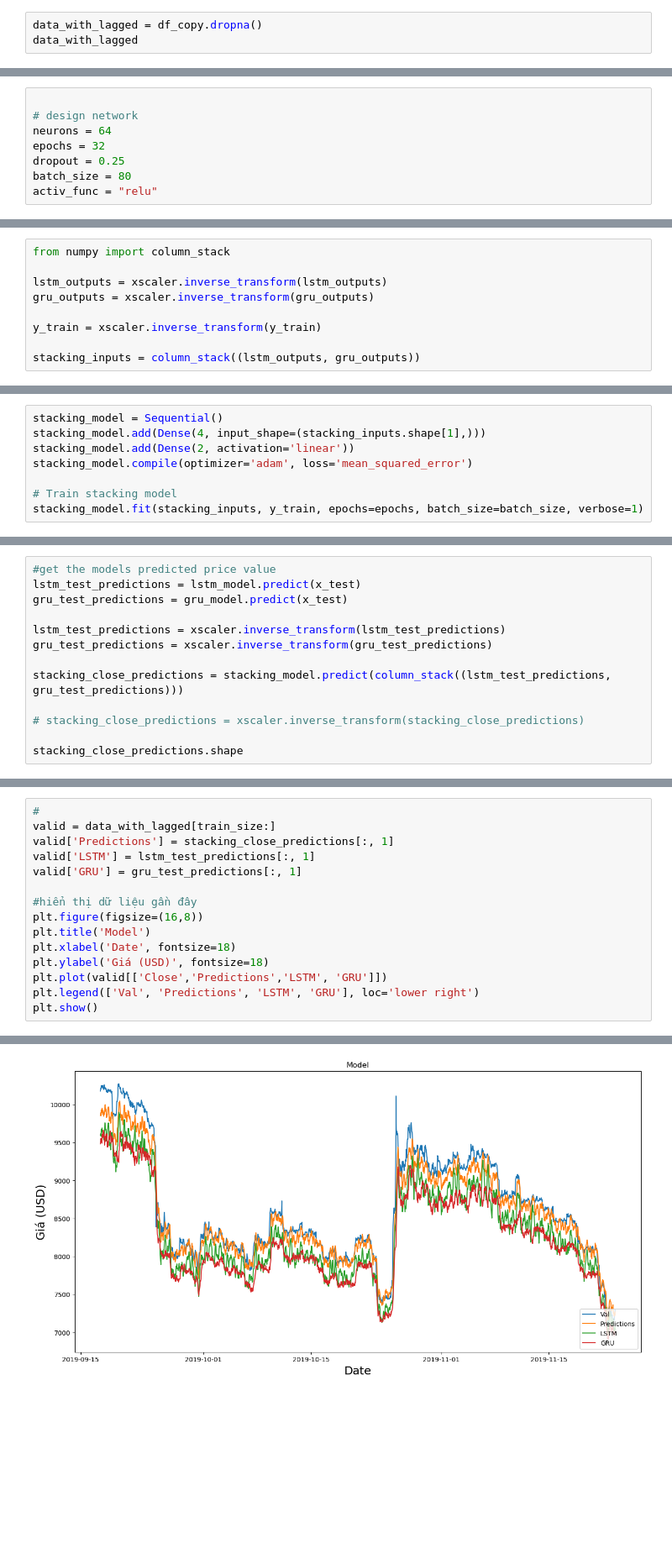
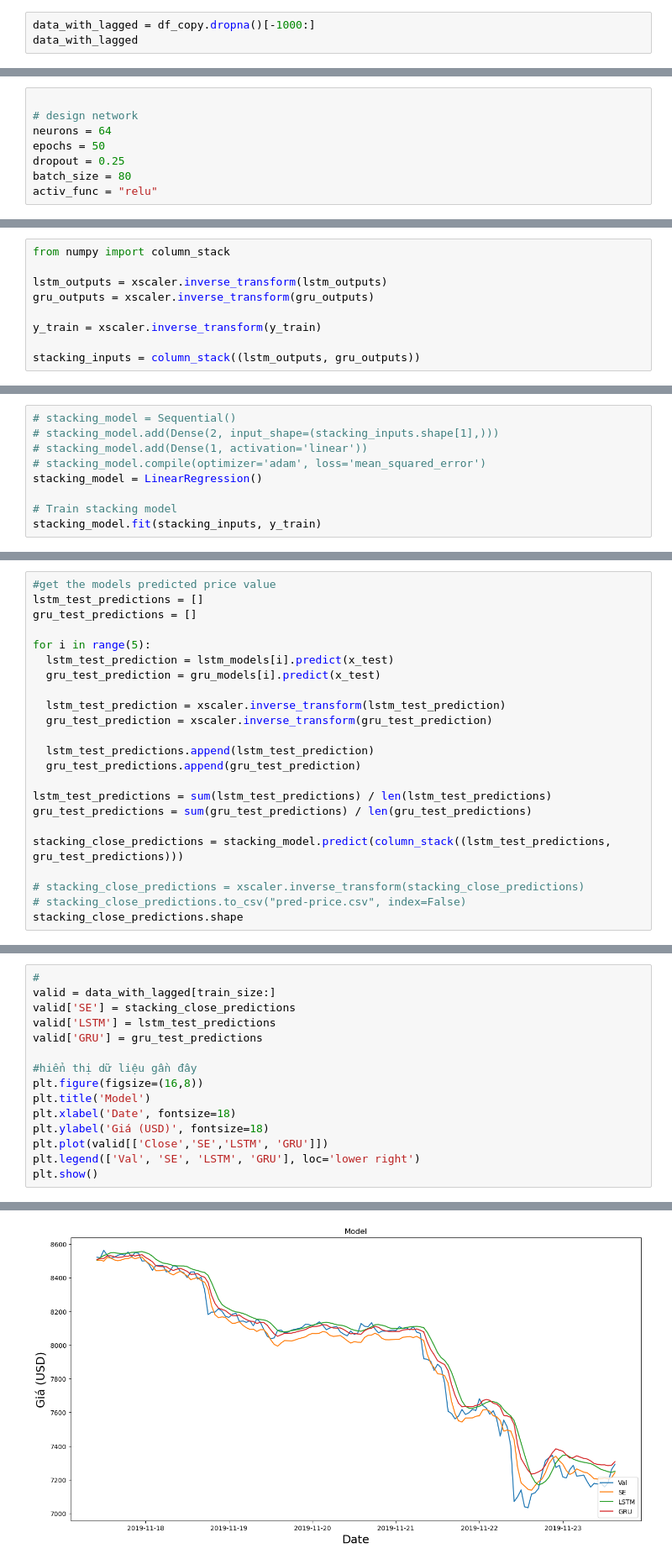
Before and after one commit to dothuc3201/price_prediction, a Jupyter notebook: models/se/se-test-hours-price.ipynb, the cells around one changed output, grey strips where cells are left out. Shown at 84% size. Saved outputs shown, nothing was run; the diff lists cells and outputs as text; blank space fills up the shorter version.

```diff
--- a/models/se/se-test-hours-price.ipynb
+++ b/models/se/se-test-hours-price.ipynb
@@ -162,6 +152,6 @@ total_features = n_lag*n_features
 if(total_features == 0):
     total_features = n_features
 # %%
-data_with_lagged = df_copy.dropna()
+data_with_lagged = df_copy.dropna()[-1000:]
 data_with_lagged
 # %% [output]
@@ -233,7 +223,7 @@ print(X_train.shape, y_train.shape)
 
 # design network
 neurons = 64
-epochs = 32
+epochs = 50
 dropout = 0.25
 batch_size = 80
 activ_func = "relu"
@@ -330,9 +342,10 @@ array([[5.2224147e-01, 7.2079053e+03, 5.4091805e-01, 7.1805942e+03],
 # %%
-stacking_model = Sequential()
-stacking_model.add(Dense(4, input_shape=(stacking_inputs.shape[1],)))
-stacking_model.add(Dense(2, activation='linear'))
-stacking_model.compile(optimizer='adam', loss='mean_squared_error')
+# stacking_model = Sequential()
+# stacking_model.add(Dense(2, input_shape=(stacking_inputs.shape[1],)))
+# stacking_model.add(Dense(1, activation='linear'))
+# stacking_model.compile(optimizer='adam', loss='mean_squared_error')
+stacking_model = LinearRegression()
 
 # Train stacking model
-stacking_model.fit(stacking_inputs, y_train, epochs=epochs, batch_size=batch_size, verbose=1)
+stacking_model.fit(stacking_inputs, y_train)
 # %% [output]
@@ -370,14 +368,24 @@ print(x_test.shape, y_test.shape)
 # %%
 #get the models predicted price value
-lstm_test_predictions = lstm_model.predict(x_test)
-gru_test_predictions = gru_model.predict(x_test)
+lstm_test_predictions = []
+gru_test_predictions = []
 
-lstm_test_predictions = xscaler.inverse_transform(lstm_test_predictions)
-gru_test_predictions = xscaler.inverse_transform(gru_test_predictions)
+for i in range(5):
+  lstm_test_prediction = lstm_models[i].predict(x_test)
+  gru_test_prediction = gru_models[i].predict(x_test)
+
+  lstm_test_prediction = xscaler.inverse_transform(lstm_test_prediction)
+  gru_test_prediction = xscaler.inverse_transform(gru_test_prediction)
+
+  lstm_test_predictions.append(lstm_test_prediction)
+  gru_test_predictions.append(gru_test_prediction)
+
+lstm_test_predictions = sum(lstm_test_predictions) / len(lstm_test_predictions)
+gru_test_predictions = sum(gru_test_predictions) / len(gru_test_predictions)
 
 stacking_close_predictions = stacking_model.predict(column_stack((lstm_test_predictions, gru_test_predictions)))
 
 # stacking_close_predictions = xscaler.inverse_transform(stacking_close_predictions)
-
+# stacking_close_predictions.to_csv("pred-price.csv", index=False)
 stacking_close_predictions.shape
 # %% [output]
@@ -397,17 +428,17 @@ print(mse["Close"], mae["Close"], mape["Close"], smape["Close"])
 # %%
 #
 valid = data_with_lagged[train_size:]
-valid['Predictions'] = stacking_close_predictions[:, 1]
-valid['LSTM'] = lstm_test_predictions[:, 1]
-valid['GRU'] = gru_test_predictions[:, 1]
+valid['SE'] = stacking_close_predictions
+valid['LSTM'] = lstm_test_predictions
+valid['GRU'] = gru_test_predictions
 
 #hiển thị dữ liệu gần đây
 plt.figure(figsize=(16,8))
 plt.title('Model')
 plt.xlabel('Date', fontsize=18)
 plt.ylabel('Giá (USD)', fontsize=18)
-plt.plot(valid[['Close','Predictions','LSTM', 'GRU']])
-plt.legend(['Val', 'Predictions', 'LSTM', 'GRU'], loc='lower right')
+plt.plot(valid[['Close','SE','LSTM', 'GRU']])
+plt.legend(['Val', 'SE', 'LSTM', 'GRU'], loc='lower right')
 plt.show()
 # %% [output]
 A value is trying to be set on a copy of a slice from a DataFrame.
@@ -428,4 +459,4 @@ See the caveats in the documentation: https://pandas.pydata.org/pandas-docs/stab
-[figure, old version]
+[figure, new version]
 # %%
 #create file if it does not exist
 data = {
```
Also changed, not shown: parts of 19 cells of this notebook, 12 other files.
